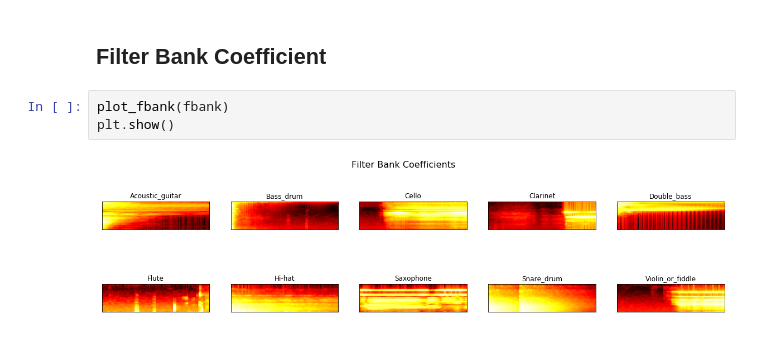
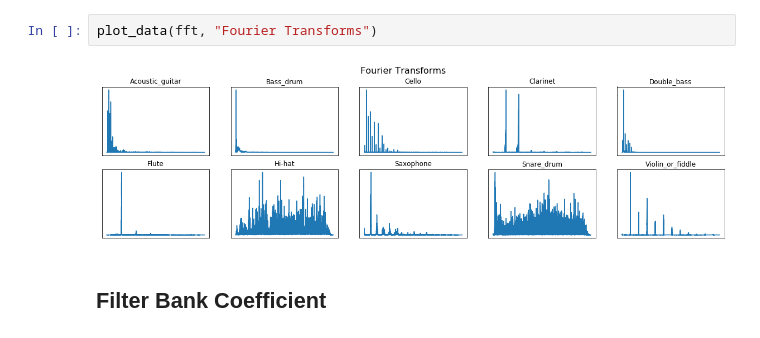
Before and after one commit to lauradang/audio-classification, a Jupyter notebook: visualizing.ipynb, the cells around one changed output. Drawn from its saved outputs; the diff is of its cells as text.

```diff
--- a/visualizing.ipynb
+++ b/visualizing.ipynb
@@ -88,7 +146,6 @@ plt.show()
+# %%
+plot_data(fft, "Fourier Transforms")
+# %% [output]
+[figure, added]
 # %% [markdown]
 ## Filter Bank Coefficient
-# %%
-plot_fbank(fbank)
-plt.show()
-# %% [output]
-[figure, removed]
```
Also changed, not shown: parts of 38 cells of this notebook, 14 other files.
